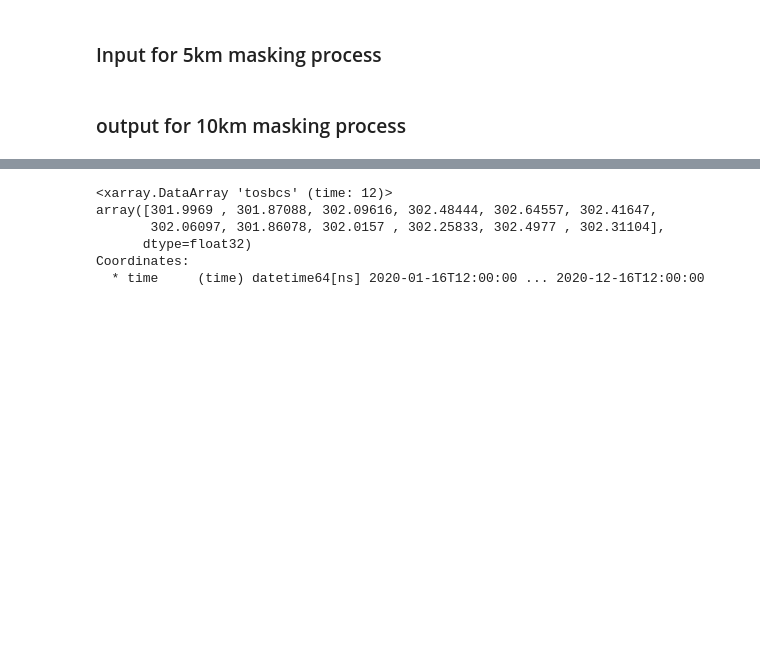
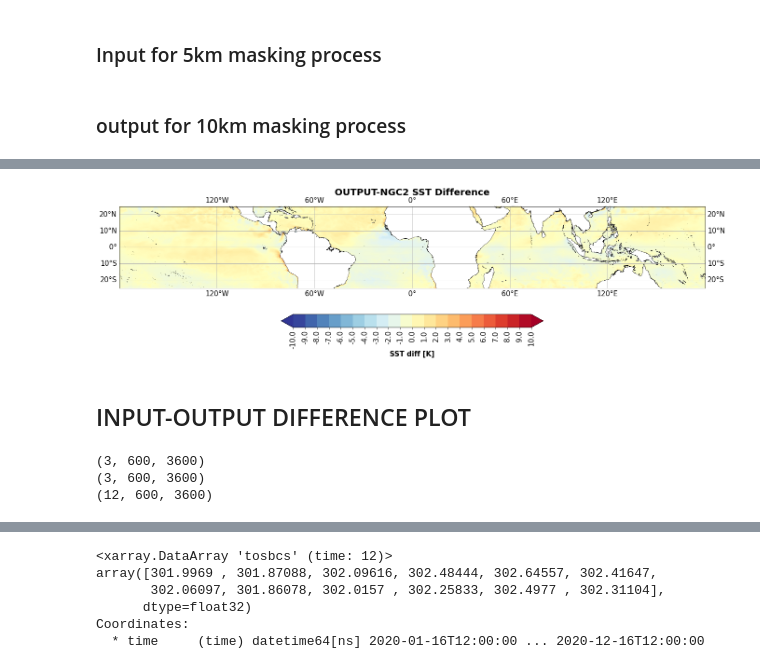
Before and after one commit to Arimyun/ICON_AMZDEF, a Jupyter notebook: AMZ_Climate_trend.ipynb, the cells around one changed output, grey strips where cells are left out. Cells and saved outputs as stored; diff of their text form; code cells hidden in the pictures; blank space fills up the shorter version.

```diff
--- a/AMZ_Climate_trend.ipynb
+++ b/AMZ_Climate_trend.ipynb
@@ -486,0 +643,8 @@ sst_ngc2_mask=sst_ngc2.where(dset_mask_10km.isel(time=0)==100,np.nan)
+# %%
+min_out_ngc2_sst = output_timavg_mon-ngc2_timavg_mon
+totoal_min_out_ngc2_sst = min_out_ngc2_sst.mean("time")
+contf_tmean(f'OUTPUT-NGC2 SST Difference',totoal_min_out_ngc2_sst,'SST diff [K]','RdYlBu_r',-10, 10, 21,-30,30,-180,180)
+# %% [output]
+[figure, added]
+# %% [markdown]
+## INPUT-OUTPUT DIFFERENCE PLOT
@@ -486,0 +672,10 @@ sst_ngc2_mask=sst_ngc2.where(dset_mask_10km.isel(time=0)==100,np.nan)
+# %%
+output_timavg_mon_np = output_timavg_mon.values
+ngc2_timavg_mon_np = ngc2_timavg_mon.values
+print(np.shape(output_timavg_mon_np))
+print(np.shape(ngc2_timavg_mon_np))
+print(np.shape(sst_input_np_mask))
+# %% [output]
+(3, 600, 3600)
+(3, 600, 3600)
+(12, 600, 3600)
```
Also changed, not shown: parts of 26 cells of this notebook, 1 other file.
